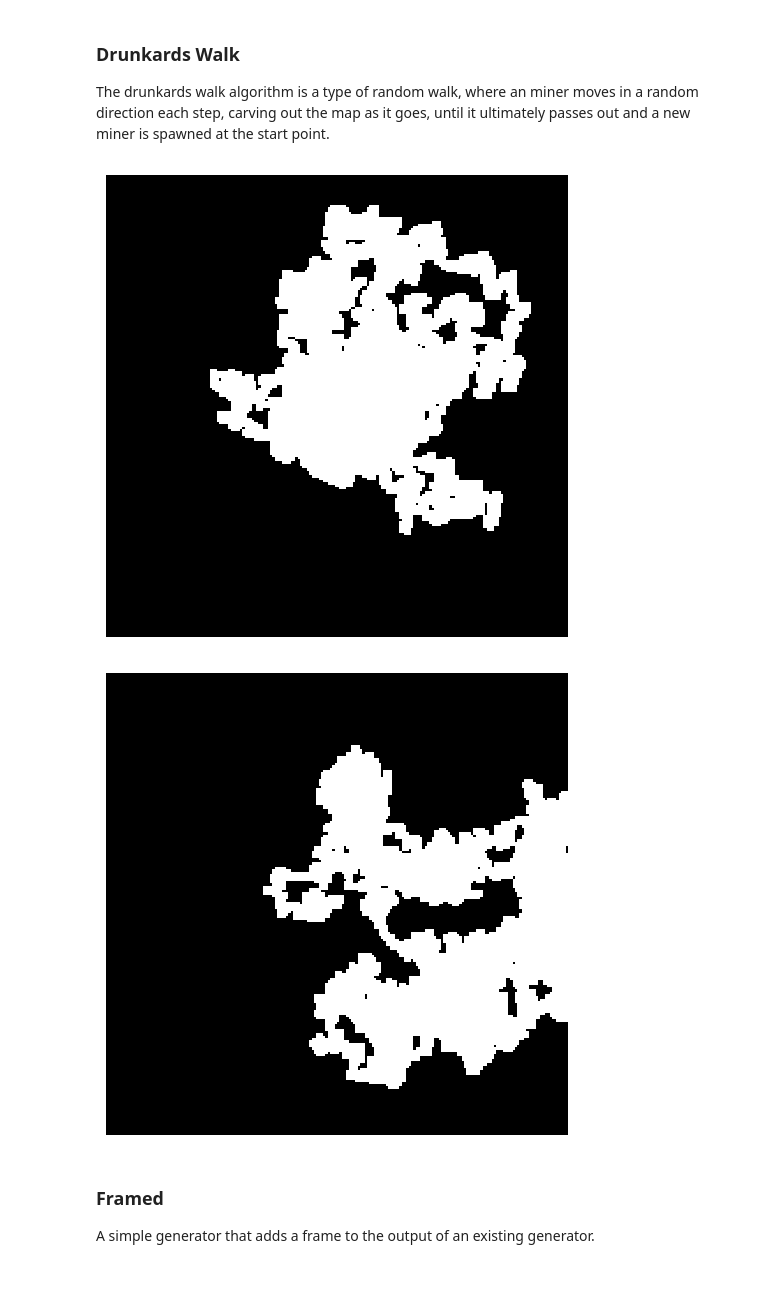
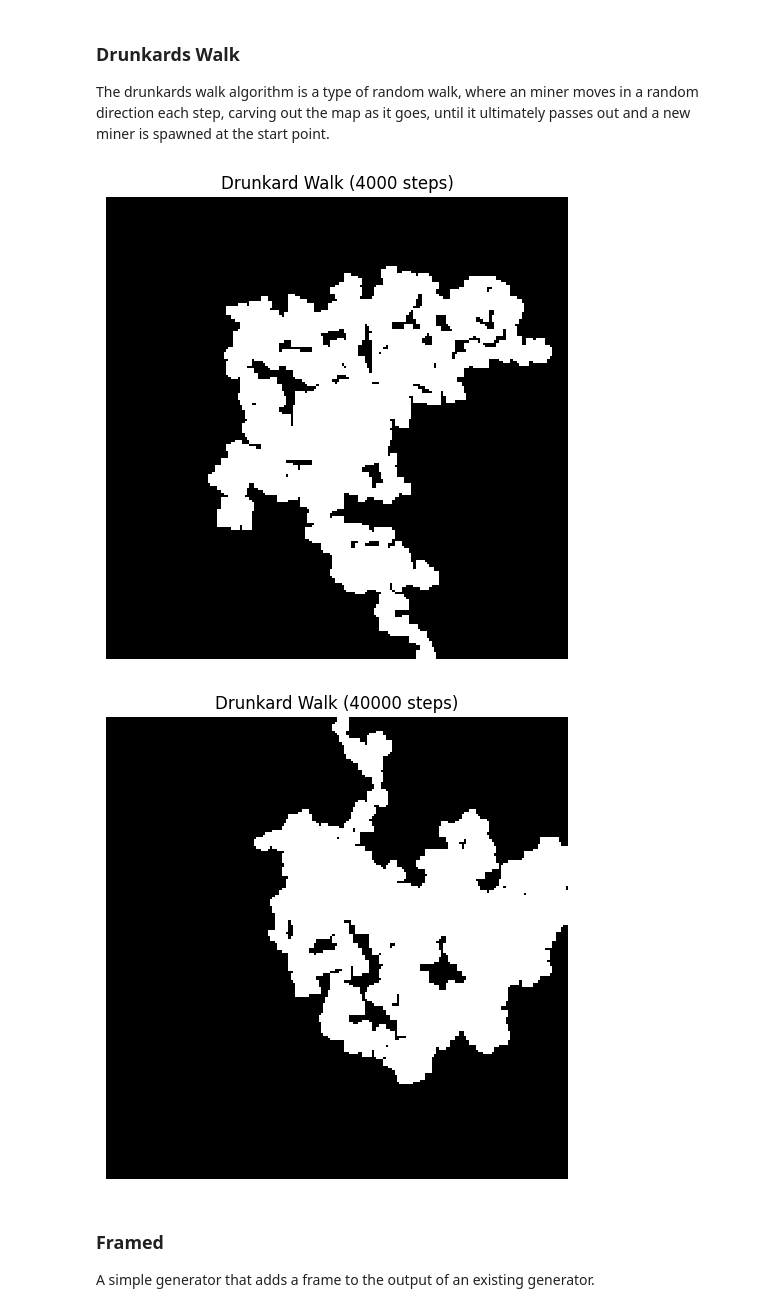
Before and after one commit to artisanofcode/gamedev-algorithms, a Jupyter notebook: procedual-generation.ipynb, the cells around one changed output. Saved outputs shown, nothing was run; the diff lists cells and outputs as text; code cells hidden in the pictures; blank space fills up the shorter version.

```diff
--- a/procedual-generation.ipynb
+++ b/procedual-generation.ipynb
@@ -174,9 +174,12 @@ def render(
     colormap: typing.Optional[str] = "binary_r",
     width: int = WIDTH,
     height: int = HEIGHT,
+    title: str | None = None,
+    seed: int | None = None,
 ) -> None:
     # generate the map using a seeded random number generator and a map of wall tiles
-    seed = random.randint(0, 2 ** 64 - 1)
+    if seed is None:
+        seed = random.randint(0, 2 ** 64 - 1)
 
     rng = random.Random(seed)
 
@@ -192,6 +195,9 @@ def render(
 
     matplotlib.pyplot.cla()
 
+    if title is not None:
+        axis.set_title(title)
+
     axis.set_xticklabels([])
     axis.set_yticklabels([])
     axis.set_xticks([])
@@ -281,3 +309,18 @@ def center_for_rect(
+# %%
+def count_of(
+    data: Map,
+    x: int,
+    y: int,
+    width: int,
+    height: int,
+    value: int = WALL
+) -> int:
+    return sum(
+        1
+        for iy in range(y, y + height)
+        for ix in range(x, x + width)
+        if data[iy][ix] == value
+    )
 # %% [markdown]
 ## Basic generators
 # %% [markdown]
@@ -371,45 +415,49 @@ def generate_drunkard(ratio: float = 0.25, max_steps: int = 50000, size: int = 3
 
     def generator(data: Map, x: int, y: int, width: int, height: int, rng: random.Random) -> None:
         total = width * height
-        count = 0
+        count = count_of(data, x, y, width, height, value)
 
         defaults = (x + width // 2, y + height // 2, max_steps)
 
         ix, iy, steps = defaults
 
         while count / total < ratio:
             count += draw(data, ix, iy, value, size)
 
             match rng.randint(0, 3):
                 case 0:
                     ix += 1
                 case 1:
                     ix -= 1
                 case 2:
                     iy += 1
                 case 3:
                     iy -= 1
 
             ix = max(x, min(x + width - 1, ix))
             iy = max(y, min(y + height - 1, iy))
 
             steps -= 1
 
             if steps == 0:
                 ix, iy, steps = defaults
 
     return generator
 
 
-render(generate_drunkard(ratio=0.25, max_steps=4000, size=3))
+render(
+    generate_drunkard(ratio=0.25, max_steps=4000, size=3),
+    title="Drunkard Walk (4000 steps)",
+)
 
 
-render(generate_drunkard(ratio=0.25, max_steps=40000, size=3))
-
-# generate_drunkard(get_seed(), ratio=0.25, max_steps=50000, size=3)
+render(
+    generate_drunkard(ratio=0.25, max_steps=40000, size=3),
+    title="Drunkard Walk (40000 steps)",
+)
 # %% [output]
-[figure, old version]
+[figure, new version]
-[figure, old version]
+[figure, new version]
 # %% [markdown]
 ### Framed
 
```
Also changed, not shown: parts of 13 cells of this notebook.
